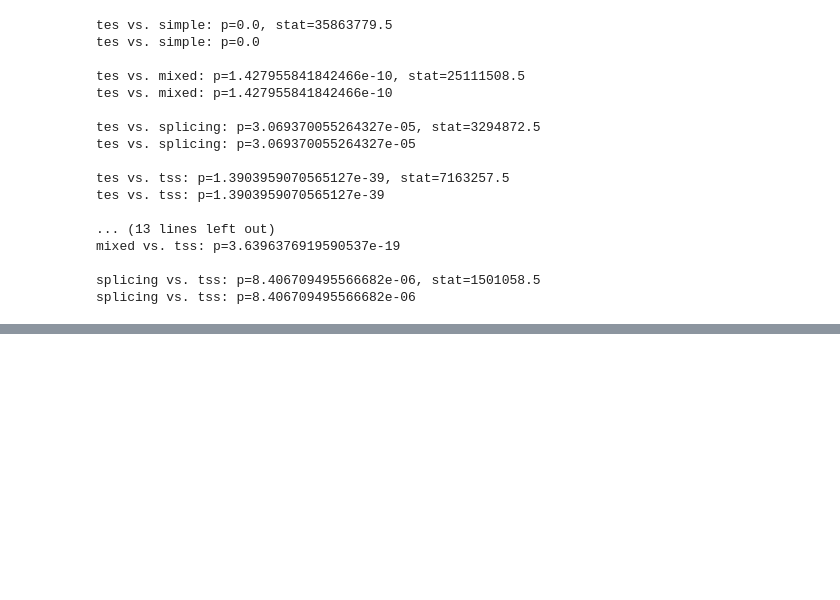
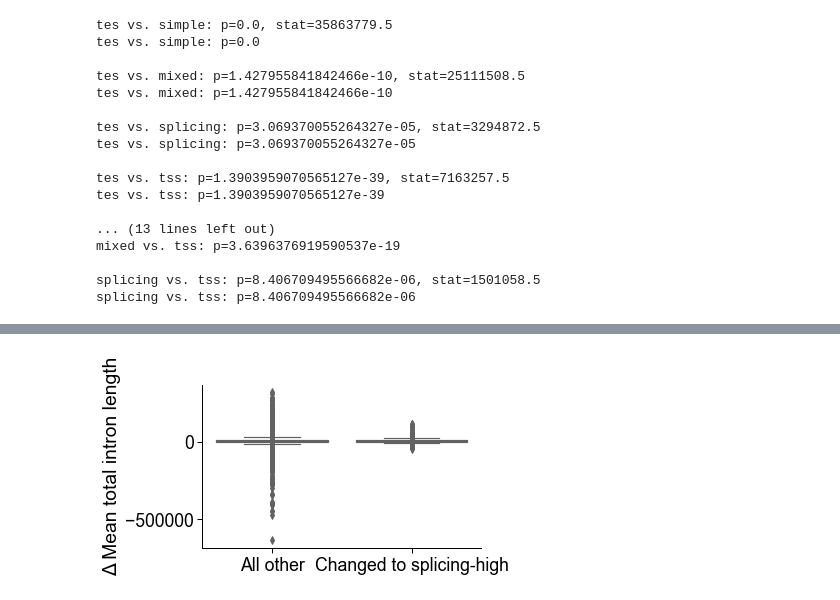
Before and after one commit to fairliereese/paper_rnawg, a Jupyter notebook: figures_revisions/revisions/alu_check.ipynb, the cells around one changed output, grey strips where cells are left out. Saved outputs shown, nothing was run; the diff lists cells and outputs as text; code cells hidden in the pictures; blank space fills up the shorter version.

```diff
--- a/figures_revisions/revisions/alu_check.ipynb
+++ b/figures_revisions/revisions/alu_check.ipynb
@@ -365,0 +562,3 @@ splicing vs. tss: p=8.406709495566682e-06
+# %%
+df['mean_intron_len_dist'] = df['mean_intron_len']-df['m_mean_intron_len']
+df.head()
@@ -365,0 +573,5 @@ splicing vs. tss: p=8.406709495566682e-06
+# %%
+df['log_mean_intron_len_dist'] = np.log2(df.mean_intron_len_dist)
+# %%
+df['changed_sect'] = (df.sector_human=='splicing')&(df.sector_mouse!='splicing')
+df.head()
@@ -365,0 +586,4 @@ splicing vs. tss: p=8.406709495566682e-06
+# %%
+print(len(df.index))
+df = df.loc[df.mean_intron_len_dist.notnull()]
+print(len(df.index))
@@ -365,0 +605,22 @@ splicing vs. tss: p=8.406709495566682e-06
+# %%
+sns.set_context('paper', font_scale=2)
+plt.figure(figsize=(5,3))
+mpl.rcParams['font.family'] = 'Arial'
+mpl.rcParams['pdf.fonttype'] = 42
+c_dict, order = get_sector_colors()
+new_c_dict = {'Changed to splicing-high': c_dict['splicing'],
+             'All other':  c_dict['mixed']}
+d2 = {True: 'Changed to splicing-high',
+      False: 'All other'}
+df['gene_status'] = df.changed_sect.map(d2)
+# ax = sns.displot(temp2, x='alus_per_kb', hue='gene_status',
+#                  palette=new_c_dict,
+#                  kind='kde', common_norm=False,
+#                 linewidth=3)
+ax = sns.boxplot(df, y='mean_intron_len_dist', x='gene_status',
+                 palette=new_c_dict)
+ax.set(xlabel='', ylabel=u'Δ Mean total intron length')
+ax.spines['right'].set_visible(False)
+ax.spines['top'].set_visible(False)
+# %% [output]
+[figure, added]
```
Also changed, not shown: parts of 53 cells of this notebook, 10 other files.
